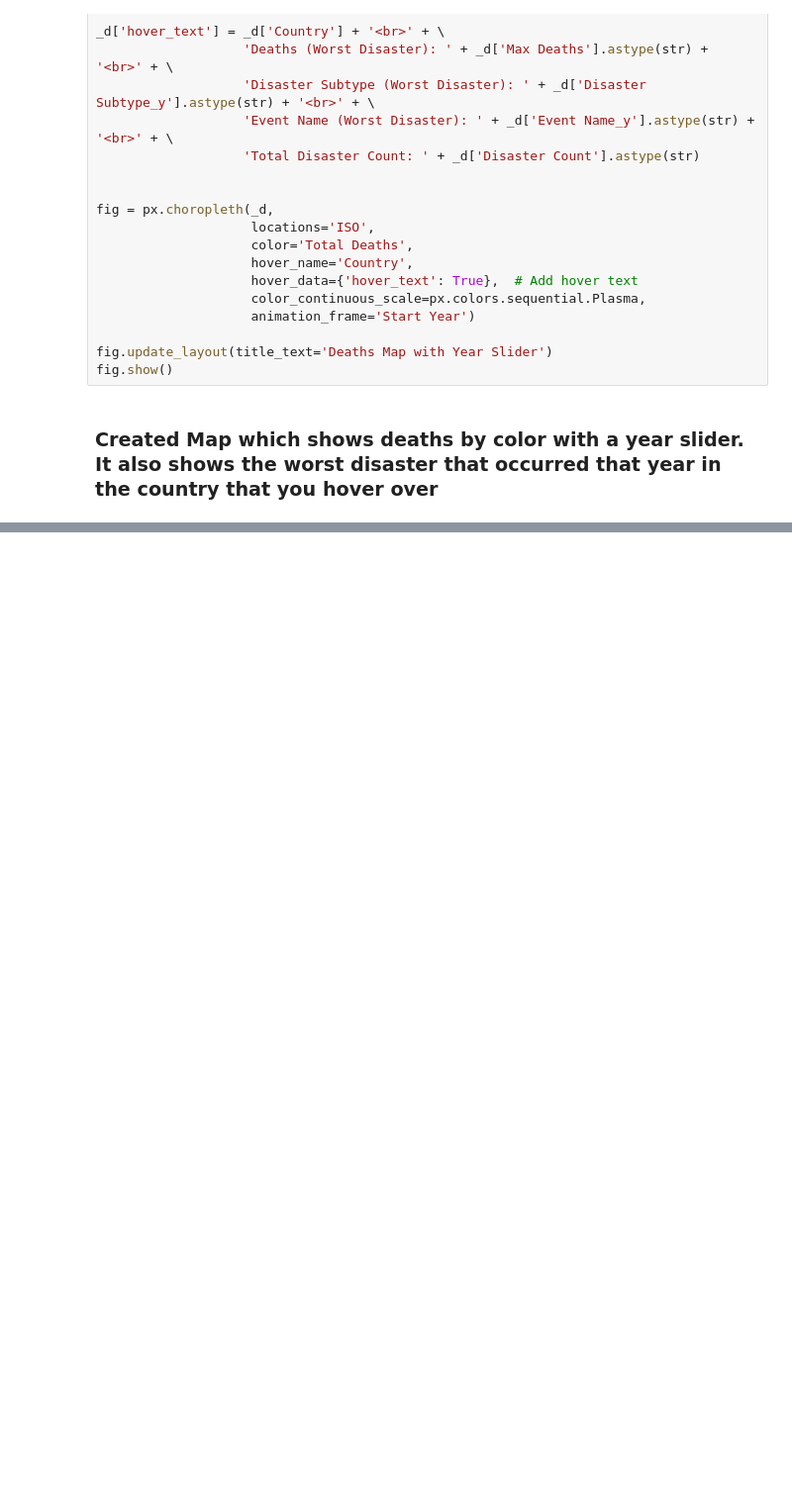
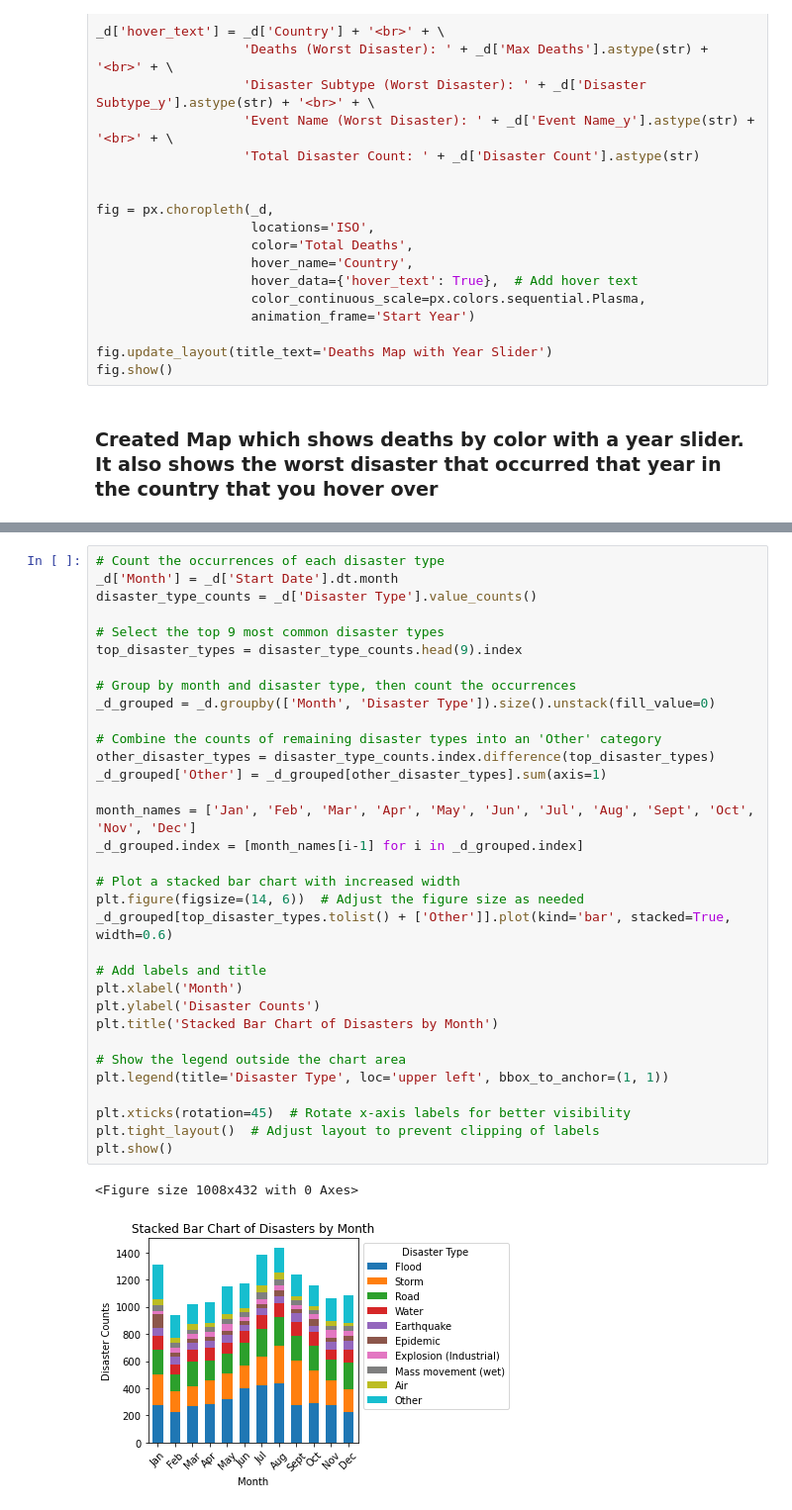
Before and after one commit to harrissamuel/24Spr_-S-Harris-_-disasters-, a Jupyter notebook: Sample_Capstone/code/data_analysis/data_analysis.ipynb, the cells around one changed output, grey strips where cells are left out. Shown at 99% size. Saved outputs shown, nothing was run; the diff lists cells and outputs as text; blank space fills up the shorter version.

```diff
--- a/Sample_Capstone/code/data_analysis/data_analysis.ipynb
+++ b/Sample_Capstone/code/data_analysis/data_analysis.ipynb
@@ -409,0 +586,36 @@ fig.show()
+# %%
+# Count the occurrences of each disaster type
+_d['Month'] = _d['Start Date'].dt.month
+disaster_type_counts = _d['Disaster Type'].value_counts()
+
+# Select the top 9 most common disaster types
+top_disaster_types = disaster_type_counts.head(9).index
+
+# Group by month and disaster type, then count the occurrences
+_d_grouped = _d.groupby(['Month', 'Disaster Type']).size().unstack(fill_value=0)
+
+# Combine the counts of remaining disaster types into an 'Other' category
+other_disaster_types = disaster_type_counts.index.difference(top_disaster_types)
+_d_grouped['Other'] = _d_grouped[other_disaster_types].sum(axis=1)
+
+month_names = ['Jan', 'Feb', 'Mar', 'Apr', 'May', 'Jun', 'Jul', 'Aug', 'Sept', 'Oct', 'Nov', 'Dec']
+_d_grouped.index = [month_names[i-1] for i in _d_grouped.index]
+
+# Plot a stacked bar chart with increased width
+plt.figure(figsize=(14, 6))  # Adjust the figure size as needed
+_d_grouped[top_disaster_types.tolist() + ['Other']].plot(kind='bar', stacked=True, width=0.6)
+
+# Add labels and title
+plt.xlabel('Month')
+plt.ylabel('Disaster Counts')
+plt.title('Stacked Bar Chart of Disasters by Month')
+
+# Show the legend outside the chart area
+plt.legend(title='Disaster Type', loc='upper left', bbox_to_anchor=(1, 1))
+
+plt.xticks(rotation=45)  # Rotate x-axis labels for better visibility
+plt.tight_layout()  # Adjust layout to prevent clipping of labels
+plt.show()
+# %% [output]
+<Figure size 1008x432 with 0 Axes>
+[figure, added]
```
Also changed, not shown: parts of 12 cells of this notebook.
